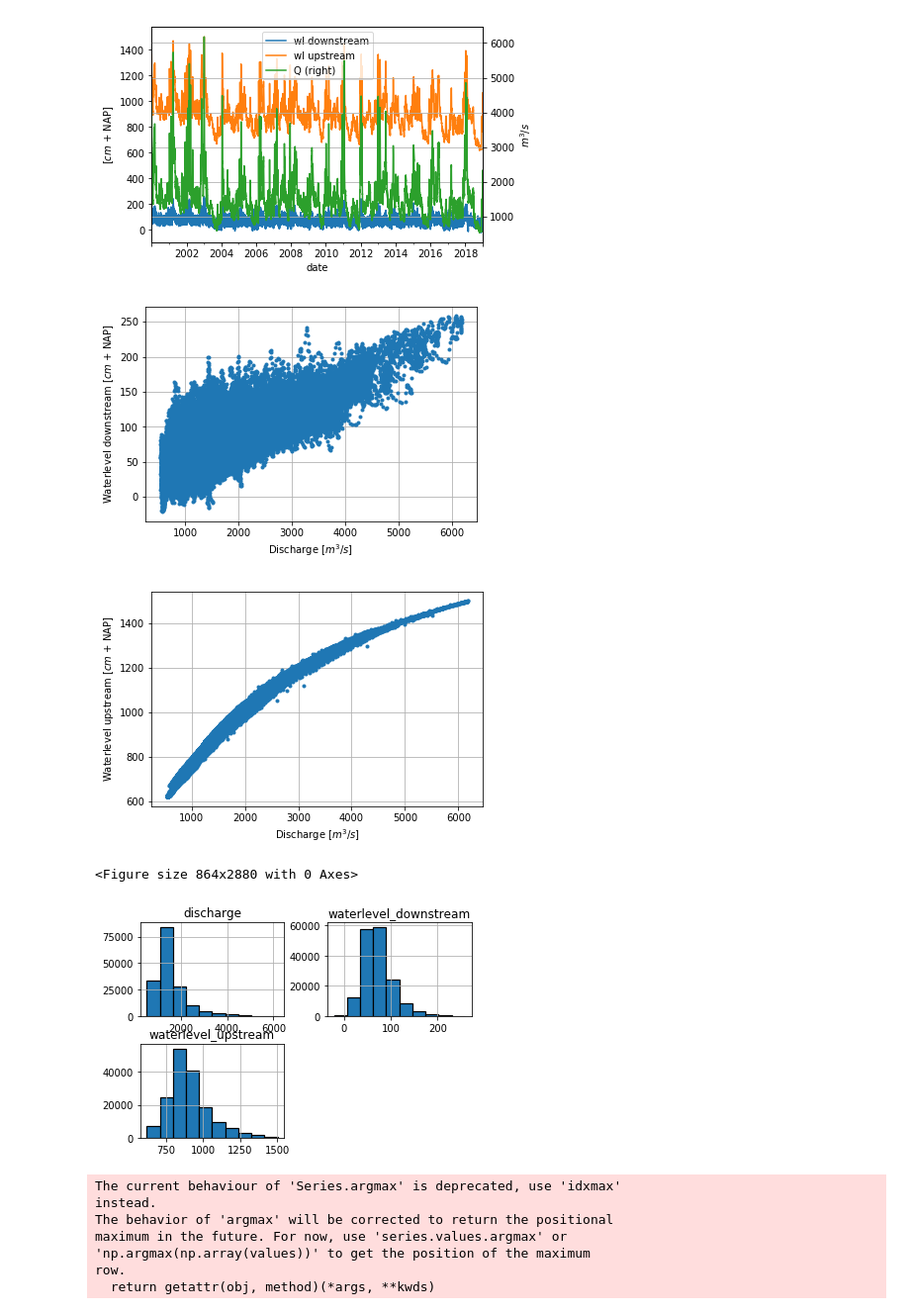
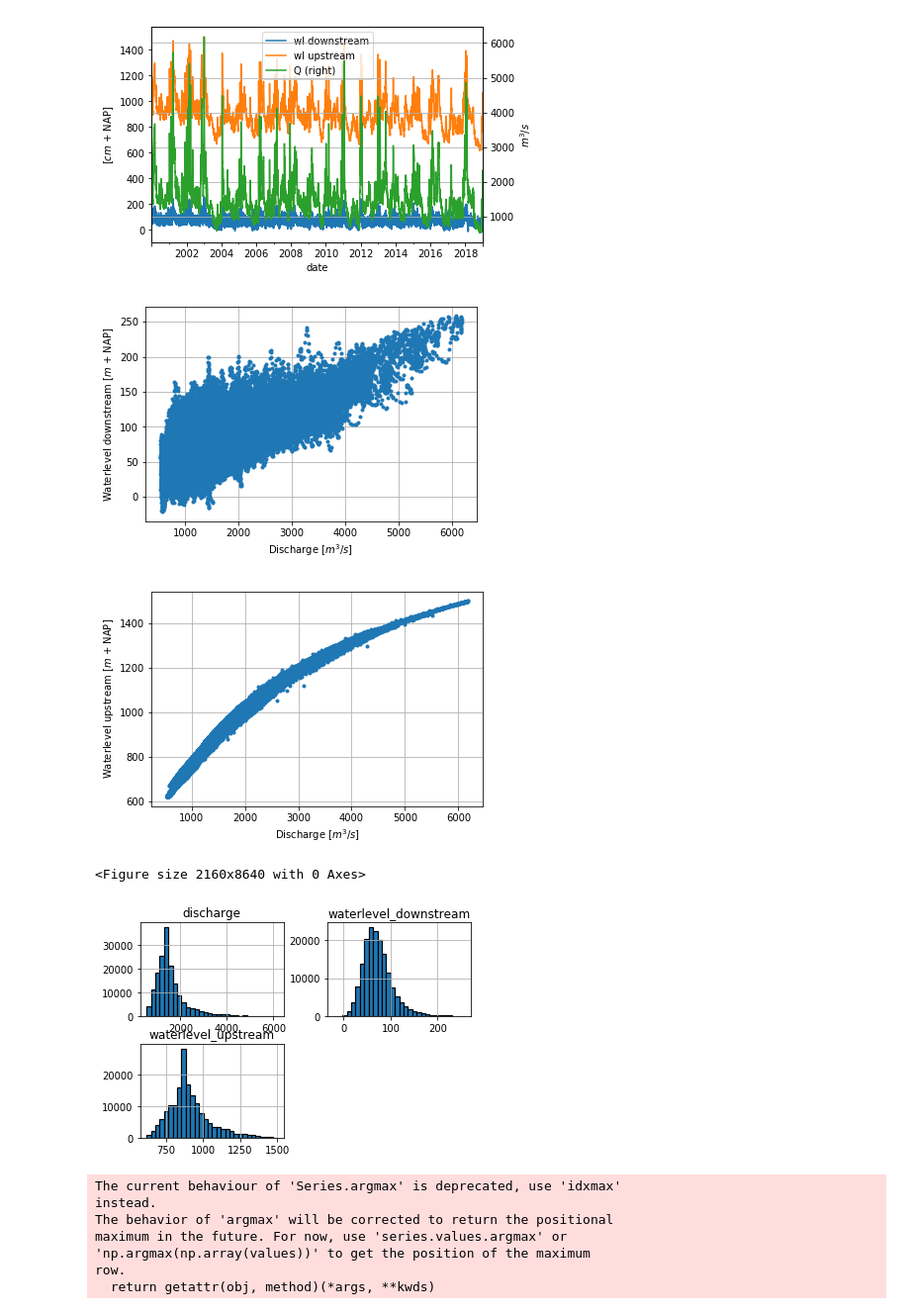
Before and after one commit to openearth/hydrodynamics-course, a Jupyter notebook: jupyter_notebooks/DataAnalysis_Waal.ipynb, the cells around one changed output. Shown at 99% size. Cells and saved outputs as stored; diff of their text form; code cells hidden in the pictures.

```diff
--- a/jupyter_notebooks/DataAnalysis_Waal.ipynb
+++ b/jupyter_notebooks/DataAnalysis_Waal.ipynb
@@ -129,28 +134,28 @@ wl_upstream = np.array(df_combined['waterlevel_upstream'])
 plt.figure()
 plt.plot(Q,wl_downstream,'.')
 plt.xlabel('Discharge [$m^3/s$]')
-plt.ylabel('Waterlevel downstream [$cm$ + NAP]')
+plt.ylabel('Waterlevel downstream [$m$ + NAP]')
 plt.grid()
 # %% [output]
-[figure, old version]
+[figure, new version]
 # %%
 """Plotting Discharge upstream (Q) vs Waterlevel upstream"""
 
 plt.figure()
 plt.plot(Q,wl_upstream,'.')
 plt.xlabel('Discharge [$m^3/s$]')
-plt.ylabel('Waterlevel upstream [$cm$ + NAP]')
+plt.ylabel('Waterlevel upstream [$m$ + NAP]')
 plt.grid()
 # %% [output]
-[figure, old version]
+[figure, new version]
 # %%
-plt.figure(figsize=(12,40))
+plt.figure(figsize=(30,120))
 bins = 10
-df_combined.hist(bins=10, edgecolor='black', linewidth=1.2)
+df_combined.hist(bins=30, edgecolor='black', linewidth=1.2)
 plt.show()
 # %% [output]
-<Figure size 864x2880 with 0 Axes>
+<Figure size 2160x8640 with 0 Axes>
-[figure, old version]
+[figure, new version]
 # %%
 """Determine return periods and AEP according to Gringorten formula:
 http://www.whycos.org/fck_editor/upload/File/Pacific-HYCOS/Surface_Waters/Estimating_Flood_Frequency.pdf"""
```
Also changed, not shown: parts of 6 cells of this notebook.
